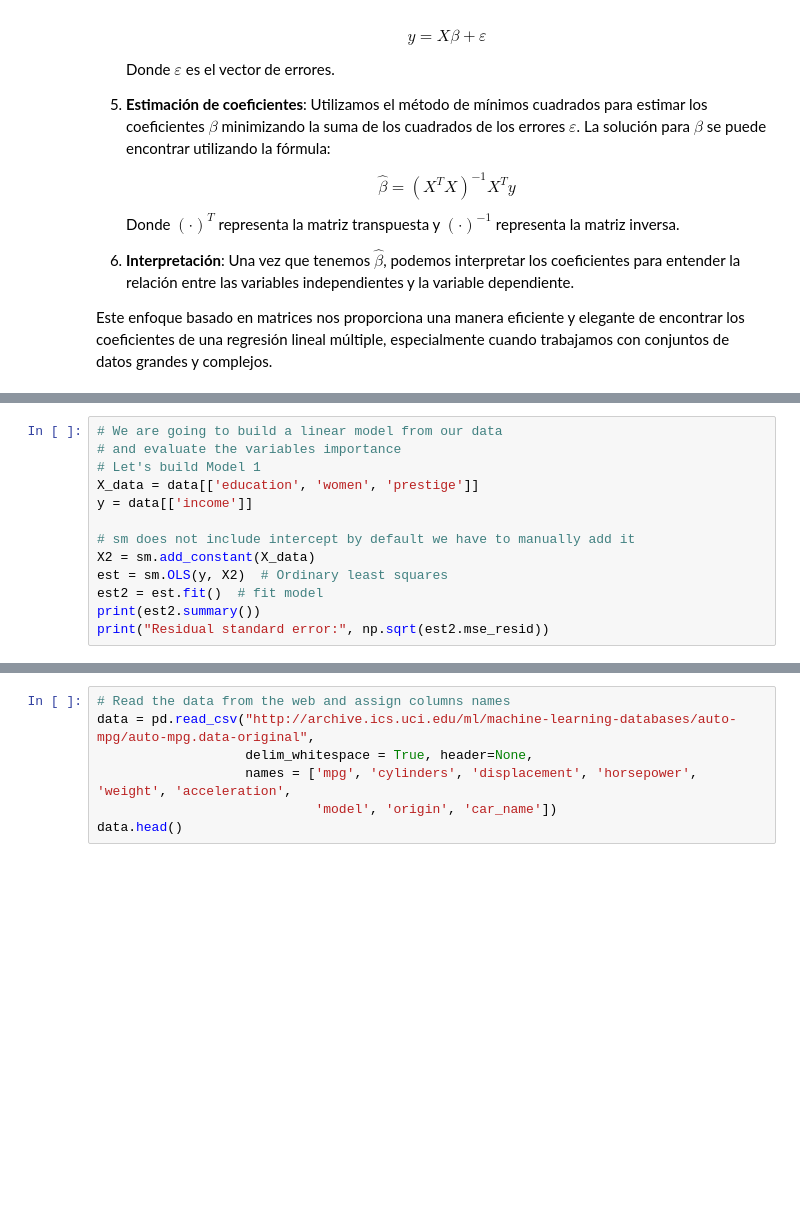
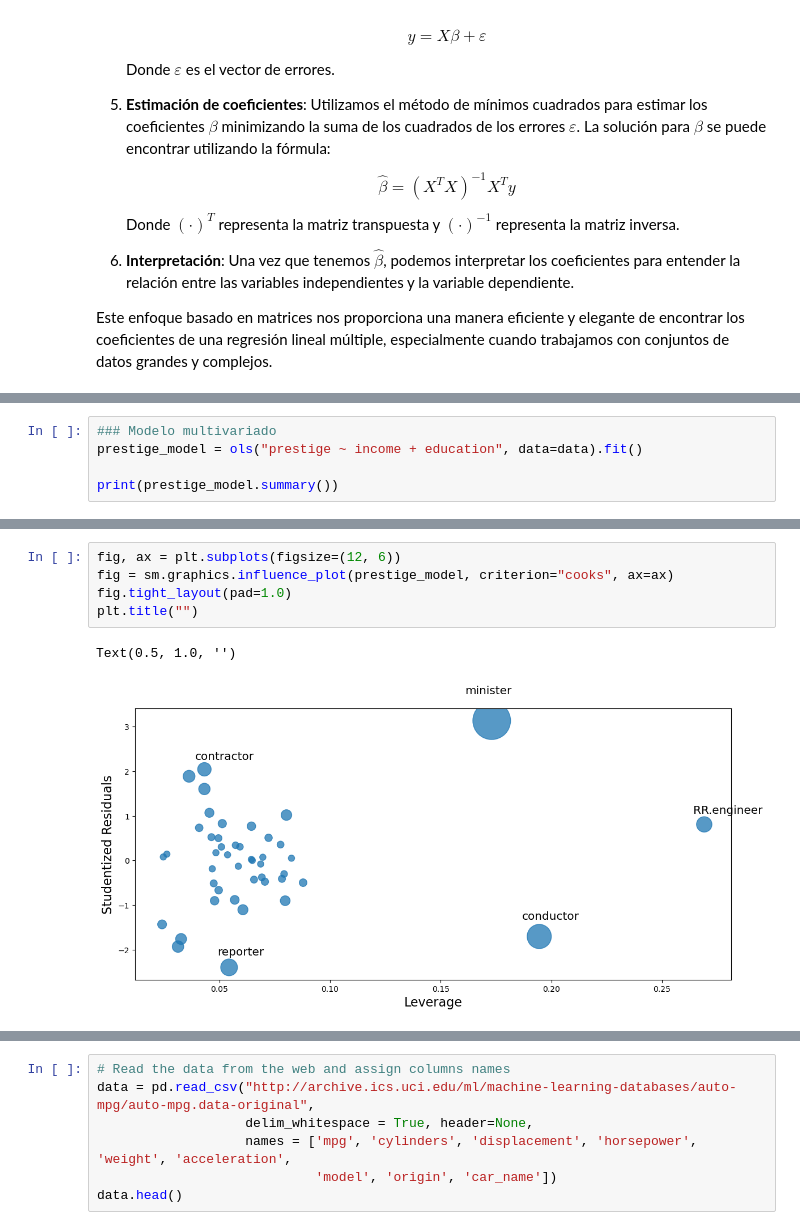
Before and after one commit to marsgr6/estadistica-ux, a Jupyter notebook: linear_regression.ipynb, the cells around one changed output, grey strips where cells are left out. Cells and saved outputs as stored; diff of their text form; blank space fills up the shorter version.

```diff
--- a/linear_regression.ipynb
+++ b/linear_regression.ipynb
@@ -435,13 +480,0 @@ sns.heatmap(data.corr(), annot=True, fmt=".2f")
-# %%
-# We are going to build a linear model from our data
-# and evaluate the variables importance
-# Let's build Model 1
-X_data = data[['education', 'women', 'prestige']]
-y = data[['income']]
-
-# sm does not include intercept by default we have to manually add it
-X2 = sm.add_constant(X_data)
-est = sm.OLS(y, X2)  # Ordinary least squares
-est2 = est.fit()  # fit model
-print(est2.summary())
-print("Residual standard error:", np.sqrt(est2.mse_resid))
@@ -516,0 +537,5 @@ See:
+# %%
+### Modelo multivariado
+prestige_model = ols("prestige ~ income + education", data=data).fit()
+
+print(prestige_model.summary())
@@ -516,0 +576,8 @@ See:
+# %%
+fig, ax = plt.subplots(figsize=(12, 6))
+fig = sm.graphics.influence_plot(prestige_model, criterion="cooks", ax=ax)
+fig.tight_layout(pad=1.0)
+plt.title("")
+# %% [output]
+Text(0.5, 1.0, '')
+[figure, added]
```
Also changed, not shown: parts of 68 cells of this notebook.
